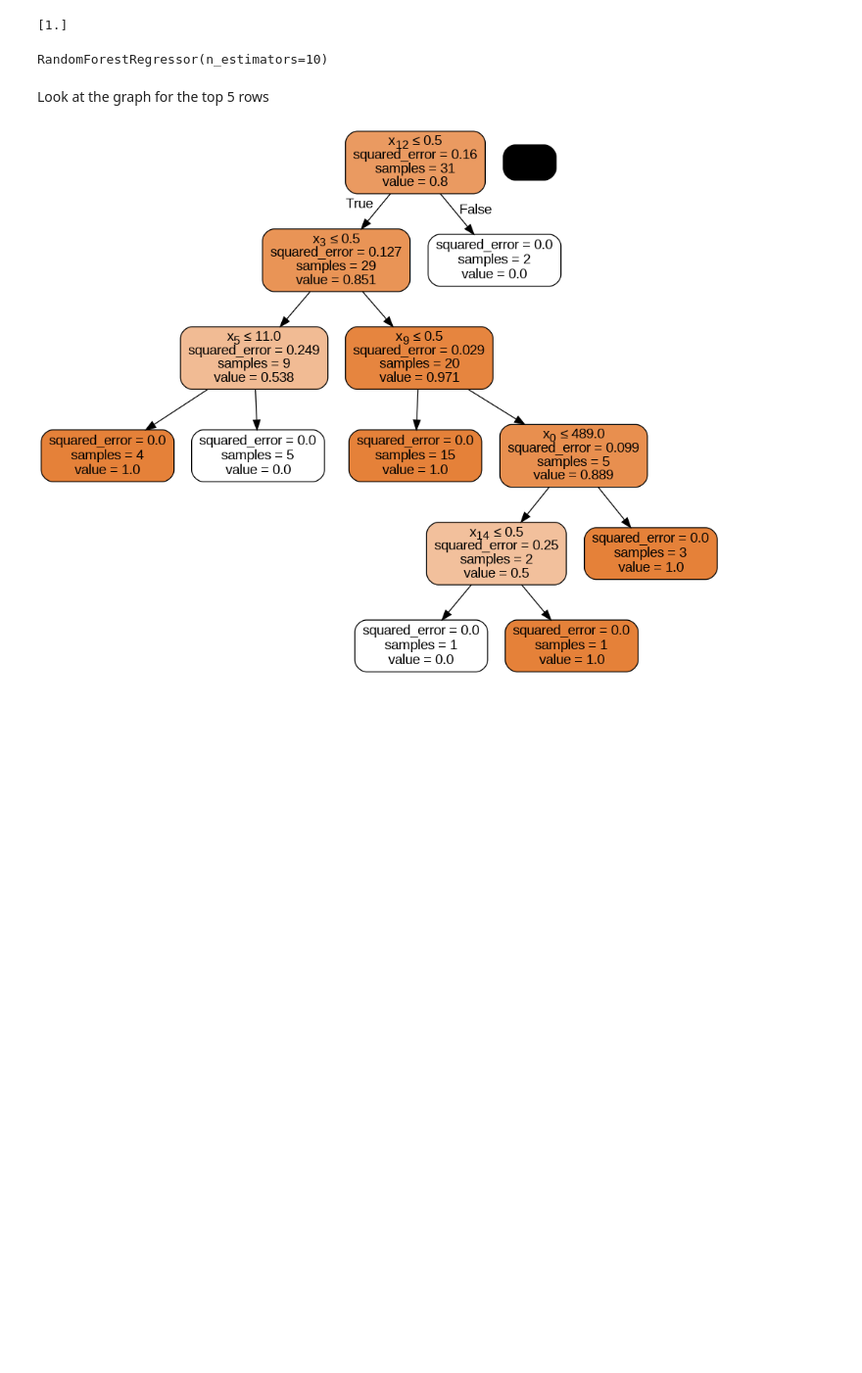
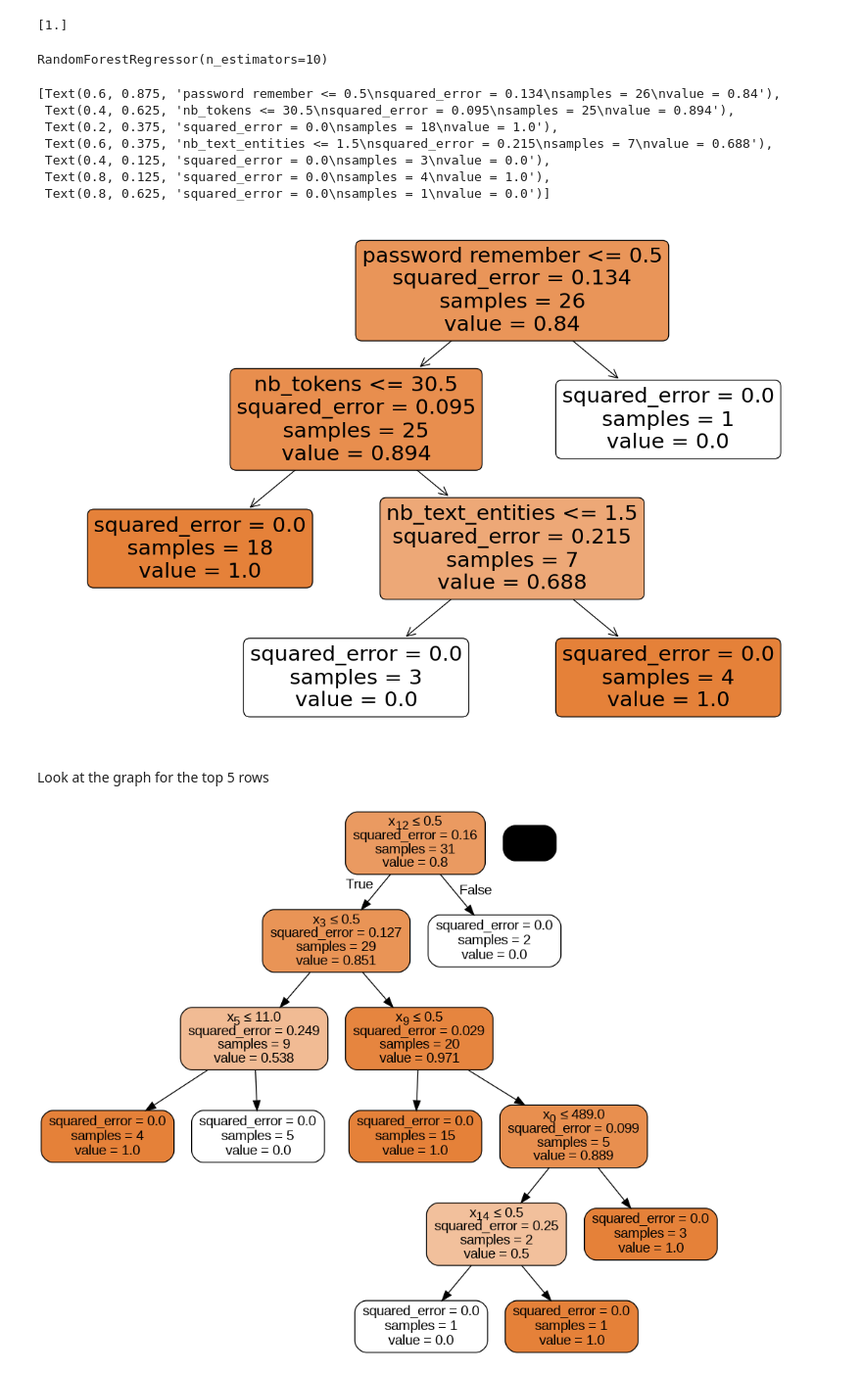
Before and after one commit to DeepCodeSec/ml1000-p3, a Jupyter notebook: notebooks/group_1_project_rf.ipynb, the cells around one changed output. Shown at 98% size. Cells and saved outputs as stored; diff of their text form; code cells hidden in the pictures; blank space fills up the shorter version.

Commit message:
Added plot_tree method

```diff
--- a/notebooks/group_1_project_rf.ipynb
+++ b/notebooks/group_1_project_rf.ipynb
@@ -992,6 +992,25 @@ rf_model.fit(top50x, top50y)
 RandomForestRegressor(n_estimators=10)
 # %%
 estimator = rf_model.estimators_[5]
+# %%
+import matplotlib.pyplot as plt
+from sklearn.tree import plot_tree
+
+fig = plt.figure(figsize=(15, 10))
+plot_tree(rf_model.estimators_[0],
+          feature_names=X.columns,
+          class_names=y,
+          filled=True, impurity=True,
+          rounded=True)
+# %% [output]
+[Text(0.6, 0.875, 'password remember <= 0.5\nsquared_error = 0.134\nsamples = 26\nvalue = 0.84'),
+ Text(0.4, 0.625, 'nb_tokens <= 30.5\nsquared_error = 0.095\nsamples = 25\nvalue = 0.894'),
+ Text(0.2, 0.375, 'squared_error = 0.0\nsamples = 18\nvalue = 1.0'),
+ Text(0.6, 0.375, 'nb_text_entities <= 1.5\nsquared_error = 0.215\nsamples = 7\nvalue = 0.688'),
+ Text(0.4, 0.125, 'squared_error = 0.0\nsamples = 3\nvalue = 0.0'),
+ Text(0.8, 0.125, 'squared_error = 0.0\nsamples = 4\nvalue = 1.0'),
+ Text(0.8, 0.625, 'squared_error = 0.0\nsamples = 1\nvalue = 0.0')]
+[figure, added]
 # %% [markdown]
 Look at the graph for the top 5 rows
 # %%
```
